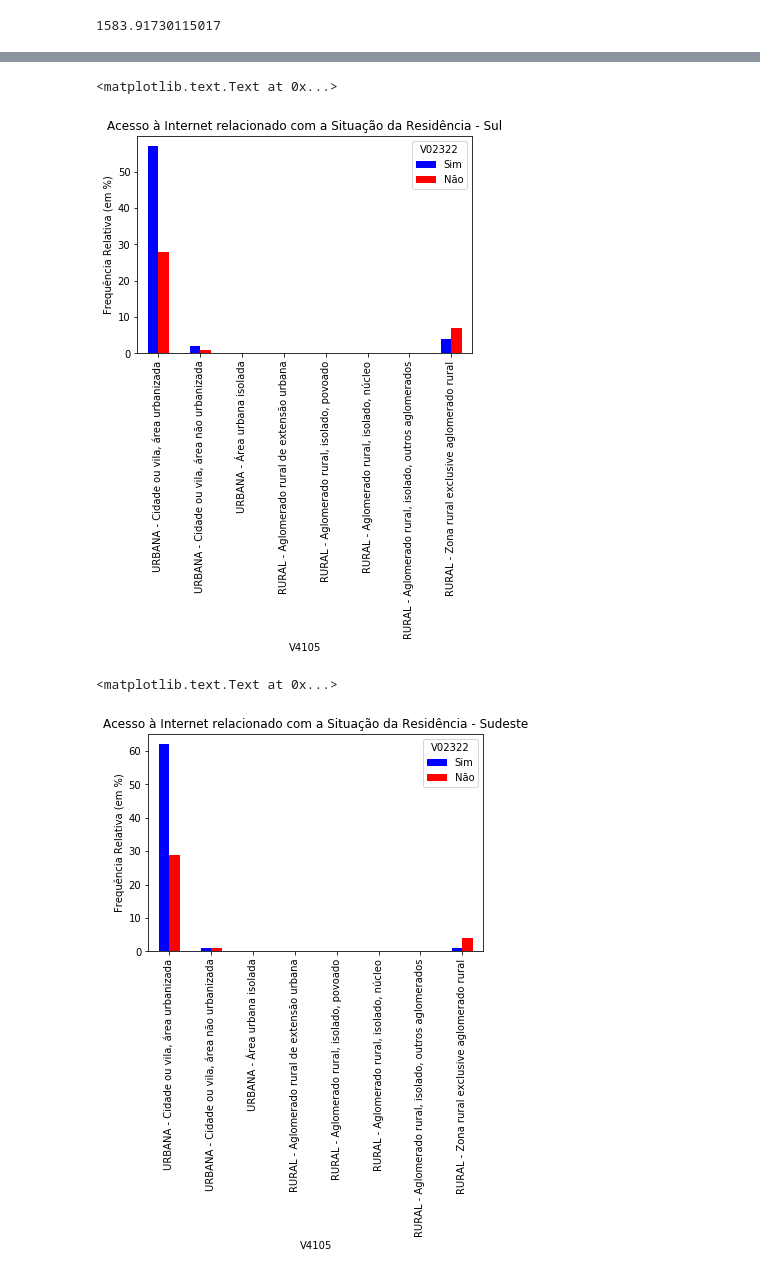
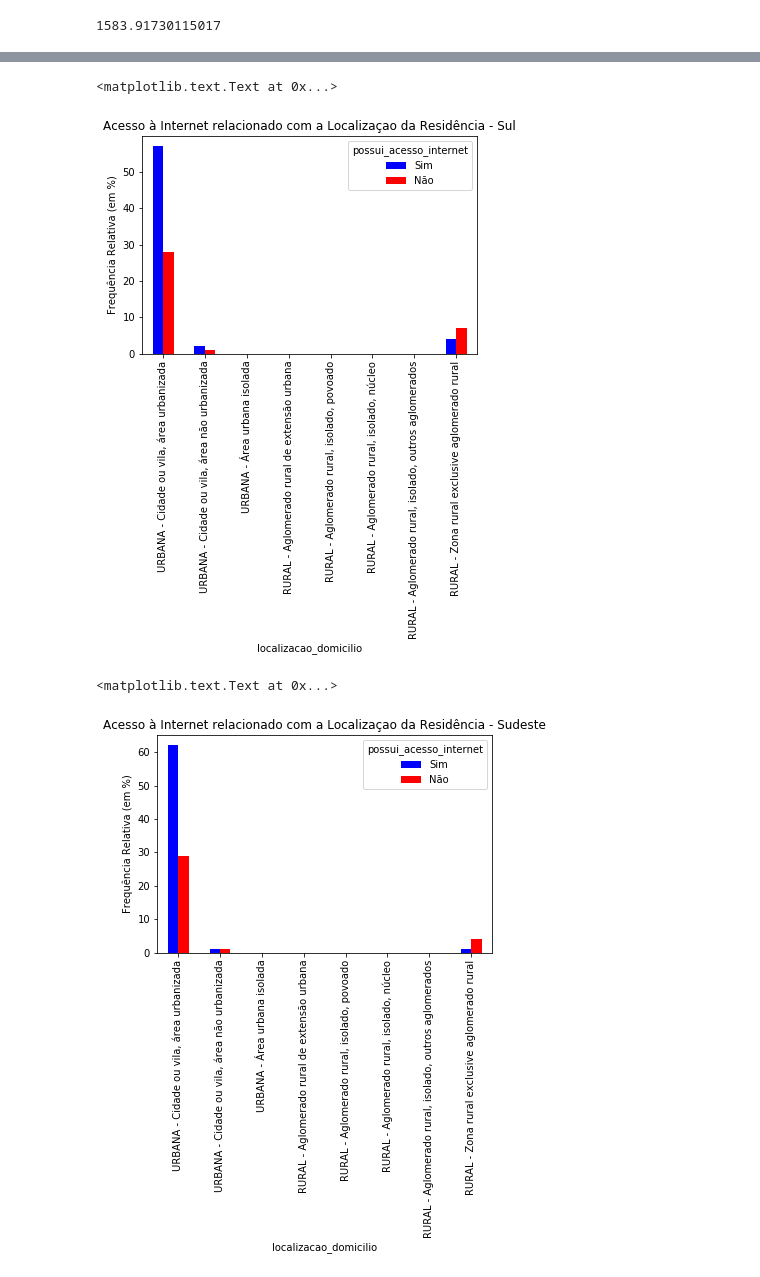
Before and after one commit to rodrigogatti/Projeto1, a Jupyter notebook: RODRIGOGATTI.ipynb, the cells around one changed output, grey strips where cells are left out. Cells and saved outputs as stored; diff of their text form; code cells hidden in the pictures.

```diff
--- a/RODRIGOGATTI.ipynb
+++ b/RODRIGOGATTI.ipynb
@@ -51,6 +52,7 @@ dados_nao_nulos.V0202 = dados.V0202.astype('category')
 dados_nao_nulos.V0202.cat.categories= (['Casa', 'Apartamento', 'Comodo'])
 dados_nao_nulos.V4105 = dados.V4105.astype('category')
 dados_nao_nulos.V4105.cat.categories = (['URBANA - Cidade ou vila, área urbanizada','URBANA - Cidade ou vila, área não urbanizada','URBANA - Área urbana isolada','RURAL - Aglomerado rural de extensão urbana','RURAL - Aglomerado rural, isolado, povoado','RURAL - Aglomerado rural, isolado, núcleo','RURAL - Aglomerado rural, isolado, outros aglomerados','RURAL - Zona rural exclusive aglomerado rural'])
+dados_nao_nulos=dados_nao_nulos.rename(columns={"V4621": "renda_percapta","V0201":"especie_domicilio","V0202":"tipo_domicilio","V02322":"possui_acesso_internet","V4105":"localizacao_domicilio"})
 # %%
 #criar coluna nova com as regioes
 dados_nao_nulos.loc[(dados_nao_nulos.UF=='Rondônia') | (dados_nao_nulos.UF=='Acre') | (dados_nao_nulos.UF=='Amazonas') | (dados_nao_nulos.UF=='Roraima') | (dados_nao_nulos.UF=='Pará') | (dados_nao_nulos.UF=='Amapá') | (dados_nao_nulos.UF=='Tocantins'),'Regiao'] = 'Norte'
@@ -60,7 +62,7 @@ dados_nao_nulos.loc[(dados_nao_nulos.UF=='Paraná') | (dados_nao_nulos.UF=='Sant
 dados_nao_nulos.loc[(dados_nao_nulos.UF=='Mato Grosso do Sul') | (dados_nao_nulos.UF=='Mato Grosso') | (dados_nao_nulos.UF=='Goiás') | (dados_nao_nulos.UF=='Distrito Federal'),'Regiao'] = 'Centroeste'
 # %%
 #nova tabela filtrada, que so mostra os dados que mais aparecem
-dadosfiltrados= dados_nao_nulos[(dados_nao_nulos.V0201== 'Particular Permanente')|(dados_nao_nulos.V0201== 'Particular Improvisado') & (dados_nao_nulos.V0202== 'Casa') | (dados_nao_nulos.V0202=='Apartamento')]
+dadosfiltrados= dados_nao_nulos[(dados_nao_nulos.especie_domicilio== 'Particular Permanente')|(dados_nao_nulos.especie_domicilio== 'Particular Improvisado') & (dados_nao_nulos.tipo_domicilio== 'Casa') | (dados_nao_nulos.tipo_domicilio=='Apartamento')]
 # %%
 #tabela dos dados so da regiao Norte
 tabelanorte= dadosfiltrados[dadosfiltrados.Regiao=='Norte']
@@ -204,19 +206,19 @@ plt.ylabel('Frequência Relativa (em %)')
 # %%
-ct_in_Sul = pd.crosstab(tabelasul.V4105, tabelasul.V02322)
+ct_in_Sul = pd.crosstab(tabelasul.localizacao_domicilio, tabelasul.possui_acesso_internet)
 ct_in_Sul = (ct_in_Sul/ct_in_Sul.sum().sum()*100).round(decimals=0)
 ct_in_Sul.plot(kind='bar', color=('blue', 'red'))
-plt.title("Acesso à Internet relacionado com a Situação da Residência - Sul")
+plt.title("Acesso à Internet relacionado com a Localizaçao da Residência - Sul")
 plt.ylabel('Frequência Relativa (em %)')
 # %% [output]
 <matplotlib.text.Text at 0x...>
-[figure, old version]
+[figure, new version]
 # %%
-ct_in_Sudeste = pd.crosstab(tabelasudeste.V4105, tabelasudeste.V02322)
+ct_in_Sudeste = pd.crosstab(tabelasudeste.localizacao_domicilio, tabelasudeste.possui_acesso_internet)
 ct_in_Sudeste = (ct_in_Sudeste/ct_in_Sudeste.sum().sum()*100).round(decimals=0)
 ct_in_Sudeste.plot(kind='bar', color=('blue', 'red'))
-plt.title("Acesso à Internet relacionado com a Situação da Residência - Sudeste")
+plt.title("Acesso à Internet relacionado com a Localizaçao da Residência - Sudeste")
 plt.ylabel('Frequência Relativa (em %)')
 # %% [output]
 <matplotlib.text.Text at 0x...>
-[figure, old version]
+[figure, new version]
 # %%
```
Also changed, not shown: parts of 20 cells of this notebook.
